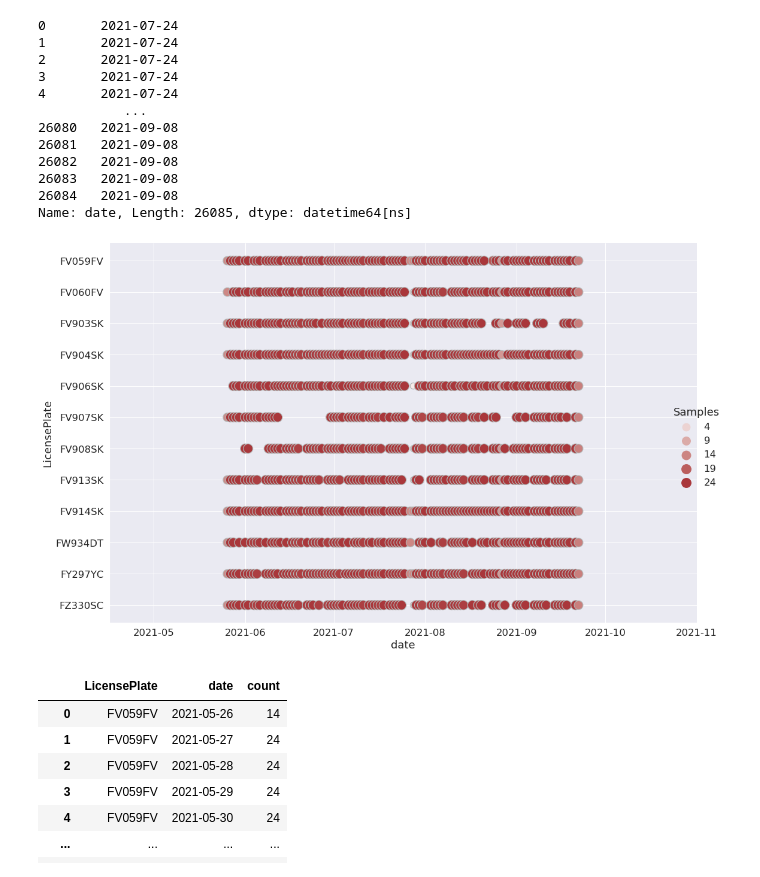
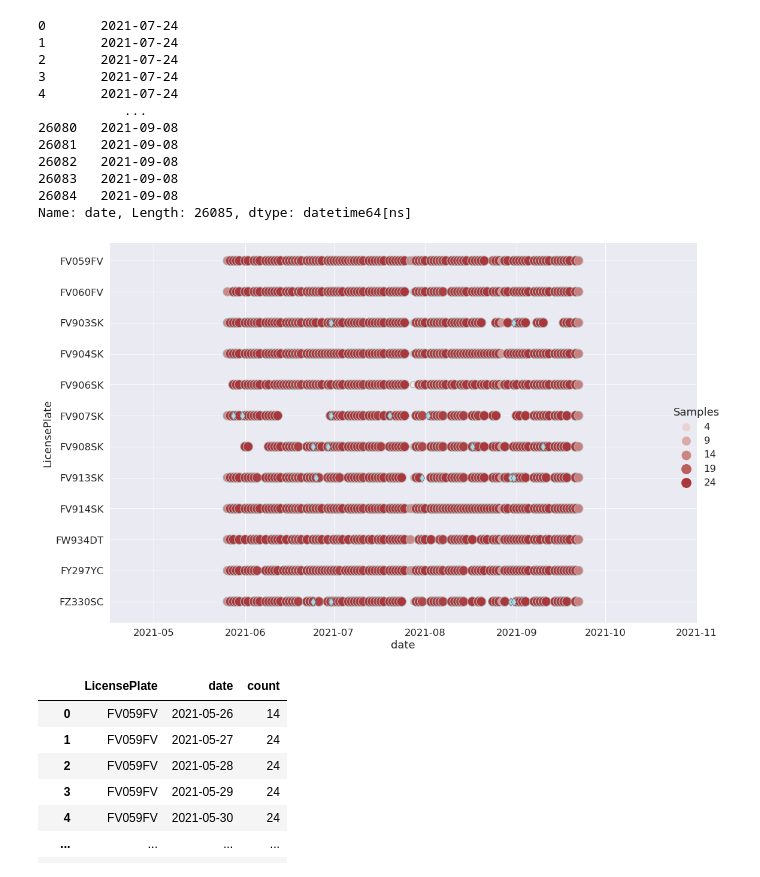
Before and after one commit to antonioalbanese/ai4trucks, a Jupyter notebook: scania_analysis.ipynb, the cells around one changed output. Cells and saved outputs as stored; diff of their text form; code cells hidden in the pictures.

```diff
--- a/scania_analysis.ipynb
+++ b/scania_analysis.ipynb
@@ -28,3 +32,6 @@ data
 | 26083 | 55.0 | 26.8 | ≤ | 26.8 | 25.2 | ... |
 | 26084 | 51.0 | 30.1 | ≤ | 30.1 | 44.9 | ... |
 26085 rows × 67 columns
+# %%
+fatture = pd.read_excel("fatture.xlsx")
+fatture
@@ -30,0 +79,16 @@ data
+# %%
+sns.set_theme(style="whitegrid")
+sns.set(font_scale=1.5)
+
+keys = list(sorted_dict.keys())
+vals = [sorted_dict[k] for k in keys]
+fig, ax = plt.subplots(figsize=(15,8))
+x = sns.barplot(x=keys, y=vals)
+x.set_title('Fatture')
+x.set_ylabel('Count')
+x.set_yticks([0,3,4,6])
+for item in x.get_xticklabels():
+    item.set_rotation(90)
+
+plt.tight_layout()
+plt.savefig("Fatture_count")
@@ -30,0 +97,3 @@ data
+# %%
+fatture_view = fatture[(fatture['Targa'].isin(data['LicensePlate'].unique())) & (fatture['Apertura_commessa']>'2021-05-26') & (fatture['Apertura_commessa']<'2021-09-22')]
+fatture_view
@@ -48,21 +135,23 @@ Name: date, Length: 26085, dtype: datetime64[ns]
 # %%
 tmp = data.groupby(["LicensePlate", "date"], as_index=False).StartDate.count()
 tmp['c'] = tmp.StartDate / tmp.StartDate.max()
 
 g = sns.relplot(
     data=tmp,
     x="date", y="LicensePlate", hue="c", size="c",
     palette="vlag", hue_norm=(-1, 1), edgecolor=".7",
     height=10, sizes=(50, 250), size_norm=(-.2, .8), aspect=1.5
 )
 
+plt.scatter(data=fatture_view, x="Apertura_commessa", y="Targa", marker="d", s=100, c="lightblue", edgecolors="grey")
+
 for t in g._legend.get_texts():
     t.set_text(int(float(t.get_text())*tmp.StartDate.max()))
 g._legend.set_title("Samples")
 plt.tight_layout()
-#plt.savefig("Tempo.png")
+plt.savefig("Tempo.png")
 # %% [output]
-[figure, old version]
+[figure, new version]
 # %%
 gb_truck_date = data.groupby([pd.Grouper('LicensePlate'), pd.Grouper('date')]).agg({'Nome_file': 'count'}).rename(columns={'Nome_file':'count'})
 gb_truck_date = gb_truck_date.reset_index()
```
Also changed, not shown: parts of 7 cells of this notebook, 2 other files.
